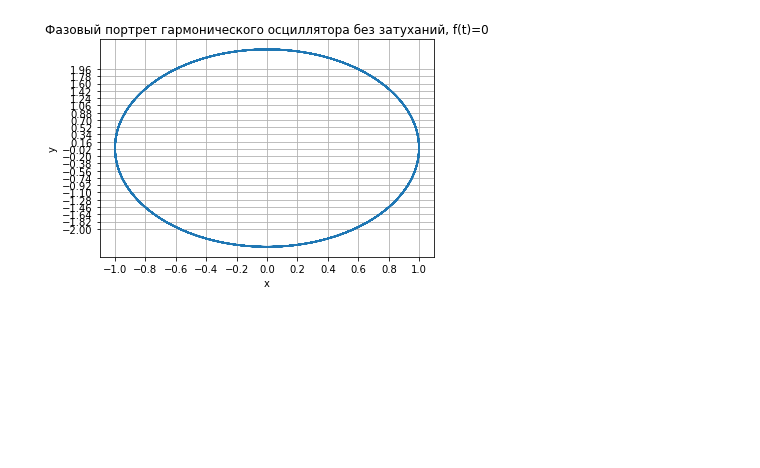
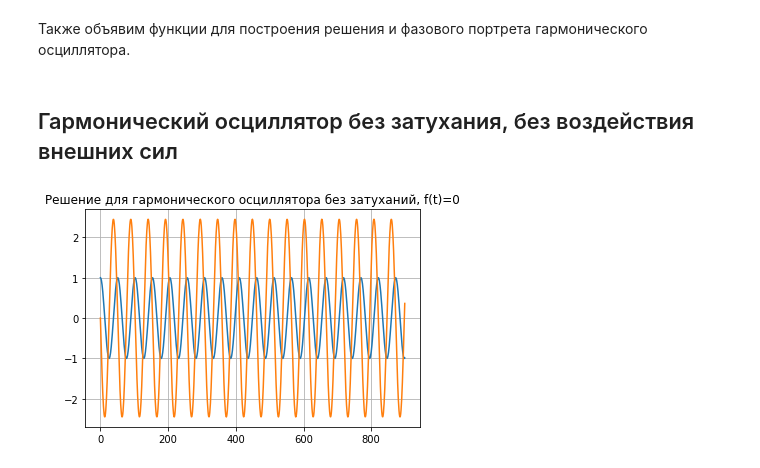
Before and after one commit to vvdoborschuk/math-modelling, a Jupyter notebook: lab04/harmonic_oscillator.ipynb, the cells around one changed output. Cells and saved outputs as stored; diff of their text form; code cells hidden in the pictures; blank space fills up the shorter version.

```diff
--- a/lab04/harmonic_oscillator.ipynb
+++ b/lab04/harmonic_oscillator.ipynb
@@ -6,5 +52,4 @@ from scipy.integrate import odeint
 # %%
-# начальные данные
 w = np.sqrt(6)
 g = 0.00
 
@@ -18,22 +63,28 @@ def f1(t):
 
 def dx0(x,t):
     dx1 = x[1]
-    dx2 = -w*w*x[0] - g*x[1] - f0(t)
+    dx2 = -w*w*x[0] - g*x[1] + f0(t)
     return [dx1, dx2]
 
 def dx1(x,t):
     dx1 = x[1]
-    dx2 = -w*w*x[0] - g*x[1] - f1(t)
+    dx2 = -w*w*x[0] - g*x[1] + f1(t)
     return [dx1, dx2]
 # %%
 t0 = 0
 x0 = [1,0]
 t = np.arange(t0, 45, 0.05)
+# %% [markdown]
+Также объявим функции для построения решения и фазового портрета гармонического осциллятора.
 # %%
-def solve_and_plot(der, title):
-    x = odeint(der,x0,t)
-    y1 = x[:,0]
-    y2 = x[:,1]
+def plot_solution(res, title):
+    plt.grid()
+    plt.title(title)
+    plt.plot(res)
+
+def plot_portrait(res, title):
+    y1 = res[:,0]
+    y2 = res[:,1]
 
     plt.grid()
     plt.title(title)
@@ -42,7 +93,10 @@ def solve_and_plot(der, title):
     plt.ylabel('y')
     plt.xlabel('x')
     plt.plot(y1, y2)
+# %% [markdown]
+## Гармонический осциллятор без затухания, без воздействия внешних сил
 # %%
-solve_and_plot(dx0, 'Фазовый портрет гармонического осциллятора без затуханий, f(t)=0')
+x = odeint(dx0, x0, t)
+plot_solution(x, 'Решение для гармонического осциллятора без затуханий, f(t)=0')
 # %% [output]
-[figure, old version]
+[figure, new version]
```
Also changed, not shown: parts of 19 cells of this notebook, 14 other files.
